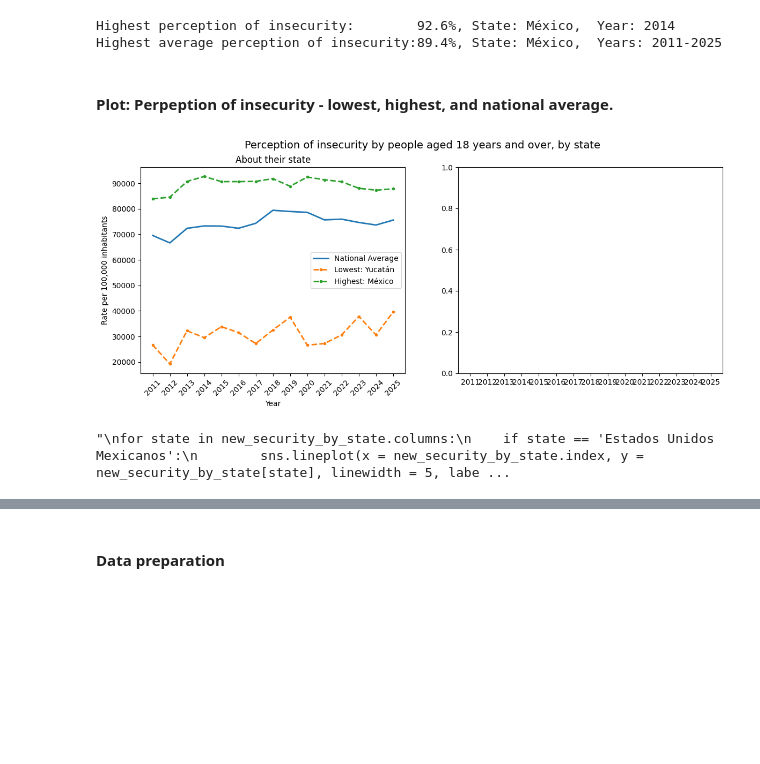
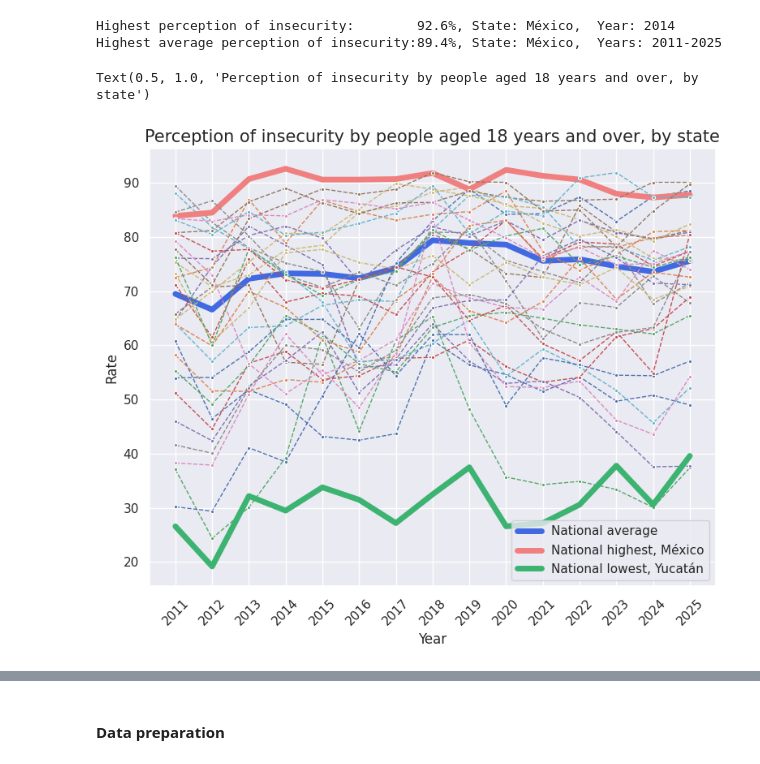
Before and after one commit to irenecelebrin/programming-for-data-analytics, a Jupyter notebook: project/project.ipynb, the cells around one changed output, grey strips where cells are left out. Saved outputs shown, nothing was run; the diff lists cells and outputs as text; code cells hidden in the pictures; blank space fills up the shorter version.

```diff
--- a/project/project.ipynb
+++ b/project/project.ipynb
@@ -592,11 +564,0 @@ new_security_by_state.head(5)
-# %%
-years = new_security_by_state.index.astype(int)
-
-slopes = {}
-
-for state in new_security_by_state:
-    slope = np.polyfit(years, new_security_by_state[state], 1)[0]
-    slope = np.round(slope, decimals = 1)
-    slopes[state] = slope
-
-slopes
@@ -661,38 +603,22 @@ print(f"Highest average perception of insecurity:{round(max_avg/1000,1)}%,\tStat
 # %% [output]
 Highest perception of insecurity:        92.6%, State: México,  Year: 2014
 Highest average perception of insecurity:89.4%, State: México,  Years: 2011-2025
-# %% [markdown]
-#### Plot: Perpeption of insecurity - lowest, highest, and national average.
-# %%
-fig, axes = plt.subplots(1, 2, figsize=(14, 5), sharex=True)
-
-axes[0].plot(new_security_by_state.index, new_security_by_state['Estados Unidos Mexicanos'], linewidth = 2, label = 'National Average')
-axes[0].plot(new_security_by_state.index, new_security_by_state[min_state], linestyle='dashed', linewidth = 2, marker = '.', label = f'Lowest: {min_state}')
-axes[0].plot(new_security_by_state.index, new_security_by_state[max_state], linestyle='dashed', linewidth = 2, marker = '.', label = f'Highest: {max_state}')
-axes[0].legend(loc='center right')
-axes[0].set_xlabel('Year')
-axes[0].set_ylabel('Rate per 100,000 inhabitants')
-axes[0].tick_params("x", rotation=45)
-axes[0].set_title('About their state', wrap = True, size = 12)
-
-#plt.tight_layout()
-plt.suptitle('Perception of insecurity by people aged 18 years and over, by state', size = 14)
-plt.show()
-# %% [output]
-[figure, removed]
 # %%
-#[REMOVE]
-'''
+sns.set_theme(rc={'figure.figsize':(9,7)})
 for state in new_security_by_state.columns:
     if state == 'Estados Unidos Mexicanos':
-        sns.lineplot(x = new_security_by_state.index, y = new_security_by_state[state], linewidth = 5, label = 'National Average')
+        sns.lineplot(x = new_security_by_state.index, y = new_security_by_state[state], linewidth = 5, label = 'National average', color = 'royalblue')
+    elif state == 'Yucatán':
+        sns.lineplot(x = new_security_by_state.index, y = new_security_by_state[state], linewidth = 5, label = 'National lowest, Yucatán', color = 'mediumseagreen')
+    elif state == 'México':
+        sns.lineplot(x = new_security_by_state.index, y = new_security_by_state[state], linewidth = 5, label = 'National highest, México', color = 'lightcoral')
     else:
         sns.lineplot(x = new_security_by_state.index, y = new_security_by_state[state], linestyle='dashed', linewidth = 1, marker = '.')
 
 plt.xlabel('Year')
-plt.ylabel('Rate per 100,000 inhabitants')
+plt.ylabel('Rate')
 plt.xticks(rotation=45)
-plt.title('Perception of insecurity by people aged 18 years and over, by state', wrap = True, size = 12)
-'''
+plt.title('Perception of insecurity by people aged 18 years and over, by state', wrap = True, size = 15)
 # %% [output]
-"\nfor state in new_security_by_state.columns:\n    if state == 'Estados Unidos Mexicanos':\n        sns.lineplot(x = new_security_by_state.index, y = new_security_by_state[state], linewidth = 5, labe ...
+Text(0.5, 1.0, 'Perception of insecurity by people aged 18 years and over, by state')
+[figure, added]
```
Also changed, not shown: parts of 31 cells of this notebook.
